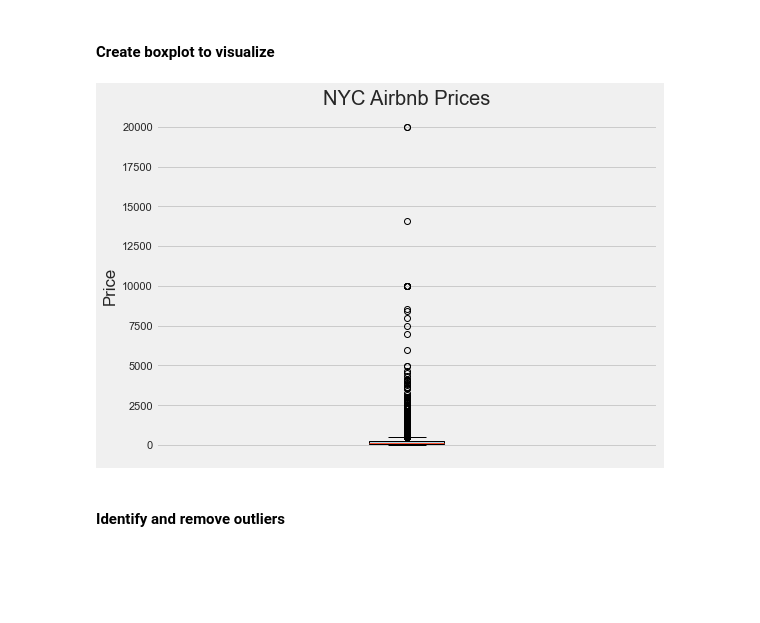
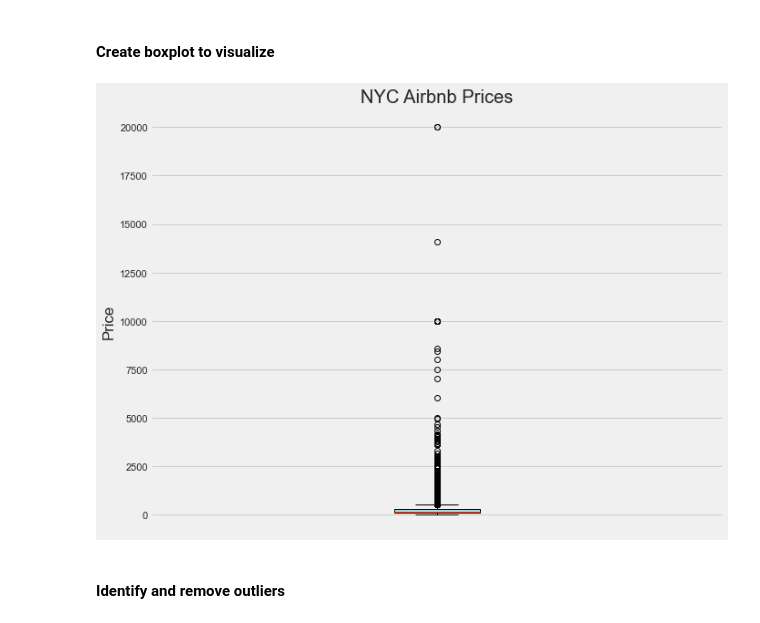
Before and after one commit to admacpherson/NYC-Airbnb-Data-Exploration, a Jupyter notebook: Airbnb NYC.ipynb, the cells around one changed output. Saved outputs shown, nothing was run; the diff lists cells and outputs as text; code cells hidden in the pictures; blank space fills up the shorter version.

```diff
--- a/Airbnb NYC.ipynb
+++ b/Airbnb NYC.ipynb
@@ -170,18 +172,18 @@ Name: price, dtype: float64
 <h4>Create boxplot to visualize</h4>
 # %%
 # Create box plot for prices
-plt.figure(figsize=(8, 6))
+plt.figure(figsize=(10, 8))
 plt.boxplot(prices, vert=True, patch_artist=True, boxprops=dict(facecolor='lightblue'))
 
 # Labels and title
 plt.title('NYC Airbnb Prices')
 plt.ylabel('Price')
 plt.xticks([])
 
 # Show the plot
 plt.show()
 # %% [output]
-[figure, old version]
+[figure, new version]
 # %% [markdown]
 <h4>Identify and remove outliers</h4>
 # %%
```
Also changed, not shown: parts of 4 cells of this notebook.
